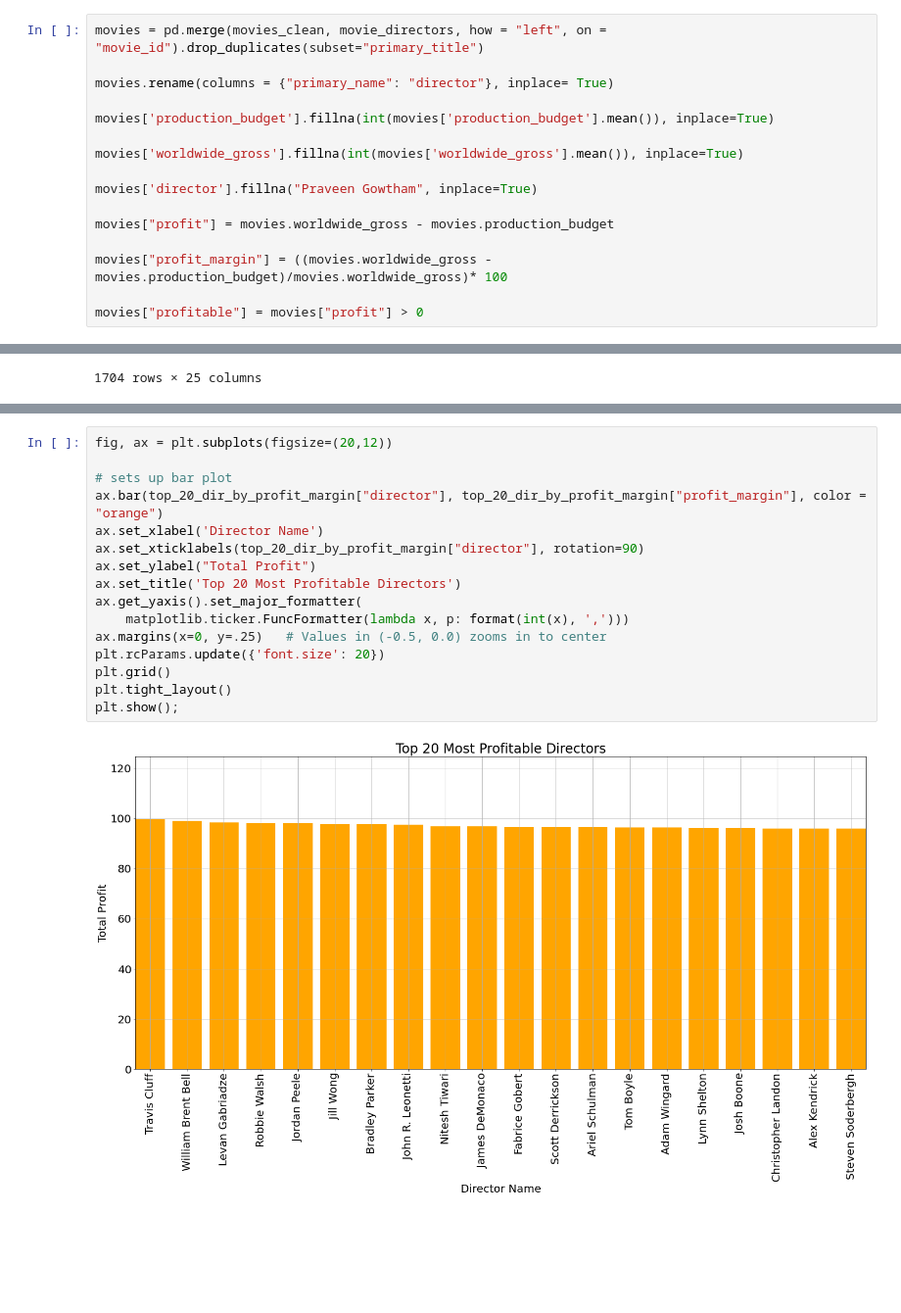
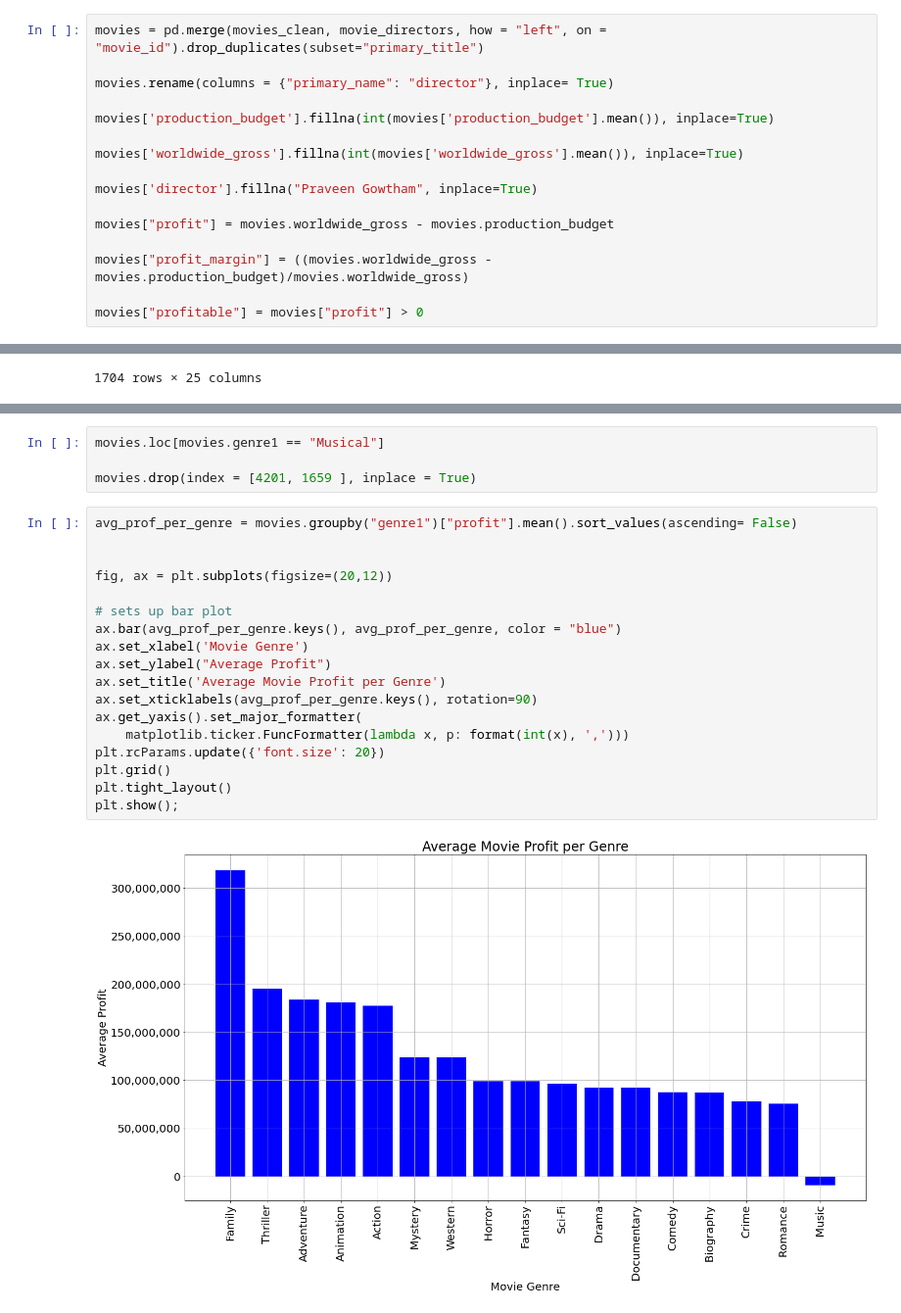
Before and after one commit to pedrov718/box_office_project, a Jupyter notebook: phase1_project.ipynb, the cells around one changed output, grey strips where cells are left out. Shown: that part at 98% size. Drawn from its saved outputs; the diff is of its cells as text; blank space fills up the shorter version.

```diff
--- a/phase1_project.ipynb
+++ b/phase1_project.ipynb
@@ -440,7 +440,7 @@ movies['director'].fillna("Praveen Gowtham", inplace=True)
 
 movies["profit"] = movies.worldwide_gross - movies.production_budget
 
-movies["profit_margin"] = ((movies.worldwide_gross - movies.production_budget)/movies.worldwide_gross)* 100
+movies["profit_margin"] = ((movies.worldwide_gross - movies.production_budget)/movies.worldwide_gross)
 
 movies["profitable"] = movies["profit"] > 0
 # %%
@@ -521,18 +521,24 @@ Name: director, dtype: object
+# %%
+movies.loc[movies.genre1 == "Musical"]
+
+movies.drop(index = [4201, 1659 ], inplace = True)
 # %%
+avg_prof_per_genre = movies.groupby("genre1")["profit"].mean().sort_values(ascending= False)
+
+
 fig, ax = plt.subplots(figsize=(20,12))
 
 # sets up bar plot
-ax.bar(top_20_dir_by_profit_margin["director"], top_20_dir_by_profit_margin["profit_margin"], color = "orange")
-ax.set_xlabel('Director Name')
-ax.set_xticklabels(top_20_dir_by_profit_margin["director"], rotation=90)
-ax.set_ylabel("Total Profit")
-ax.set_title('Top 20 Most Profitable Directors')
+ax.bar(avg_prof_per_genre.keys(), avg_prof_per_genre, color = "blue")
+ax.set_xlabel('Movie Genre')
+ax.set_ylabel("Average Profit")
+ax.set_title('Average Movie Profit per Genre')
+ax.set_xticklabels(avg_prof_per_genre.keys(), rotation=90)
 ax.get_yaxis().set_major_formatter(
     matplotlib.ticker.FuncFormatter(lambda x, p: format(int(x), ',')))
-ax.margins(x=0, y=.25)   # Values in (-0.5, 0.0) zooms in to center
 plt.rcParams.update({'font.size': 20})
 plt.grid()
 plt.tight_layout()
 plt.show();
 # %% [output]
-[figure, old version]
+[figure, new version]
```
Also changed, not shown: parts of 2 cells of this notebook, 1 other file.
